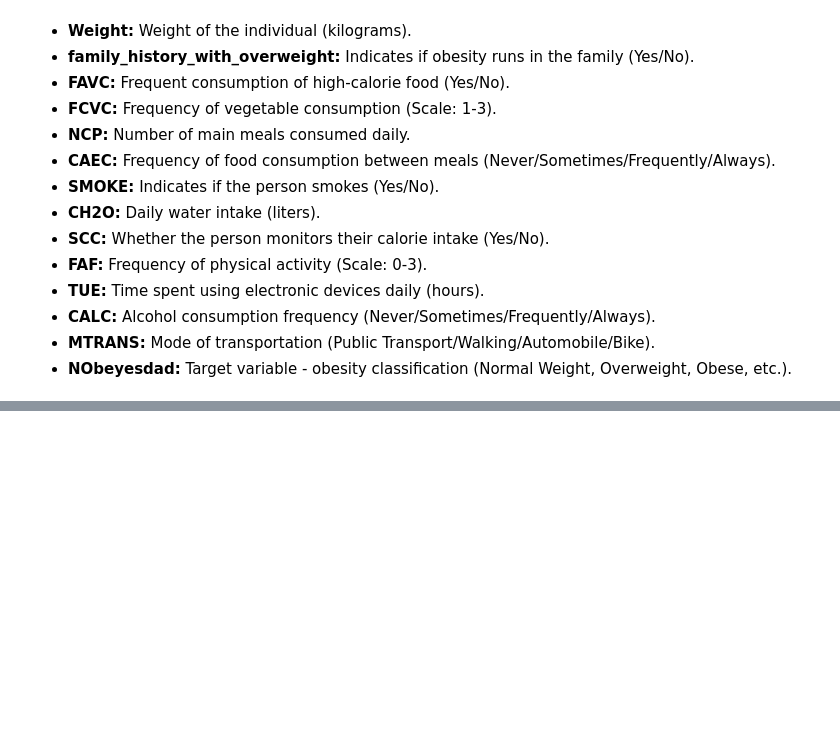
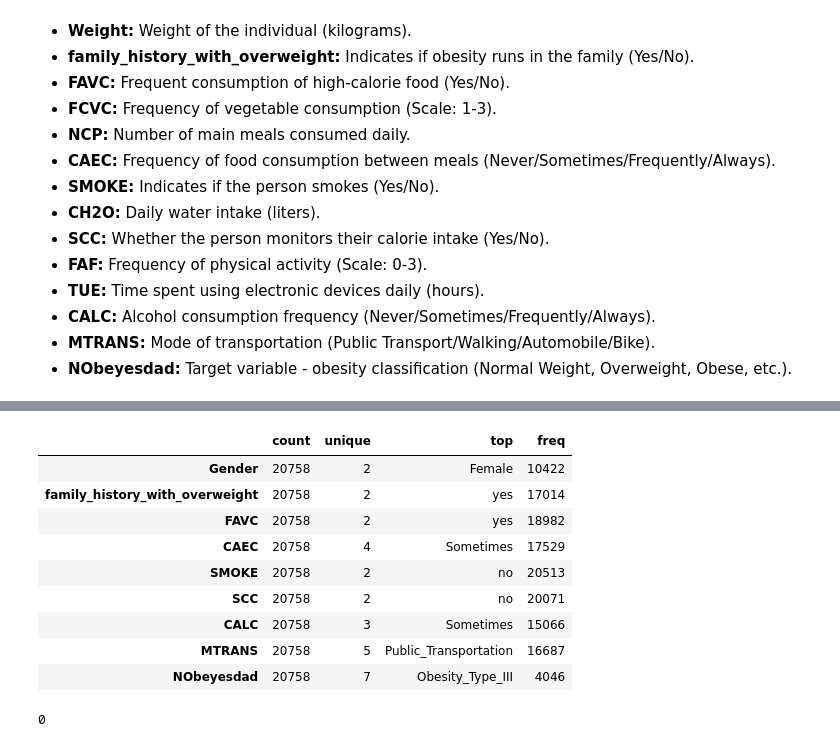
Before and after one commit to ali2yman/ML-Project-Obesity-Risk, a Jupyter notebook: notebooks/code.ipynb, the cells around one changed output, grey strips where cells are left out. Cells and saved outputs as stored; diff of their text form; code cells hidden in the pictures; blank space fills up the shorter version.

```diff
--- a/notebooks/code.ipynb
+++ b/notebooks/code.ipynb
@@ -41,0 +108,18 @@ train.shape
+# %%
+df.describe(include='object').T
+# %% [output]
+|  | count | unique | top | freq |
+| Gender | 20758 | 2 | Female | 10422 |
+| family_history_with_overweight | 20758 | 2 | yes | 17014 |
+| FAVC | 20758 | 2 | yes | 18982 |
+| CAEC | 20758 | 4 | Sometimes | 17529 |
+| SMOKE | 20758 | 2 | no | 20513 |
+| SCC | 20758 | 2 | no | 20071 |
+| CALC | 20758 | 3 | Sometimes | 15066 |
+| MTRANS | 20758 | 5 | Public_Transportation | 16687 |
+| NObeyesdad | 20758 | 7 | Obesity_Type_III | 4046 |
+# %%
+# There is No Duplicates
+df.duplicated().sum()
+# %% [output]
+0
```
Also changed, not shown: parts of 12 cells of this notebook.
